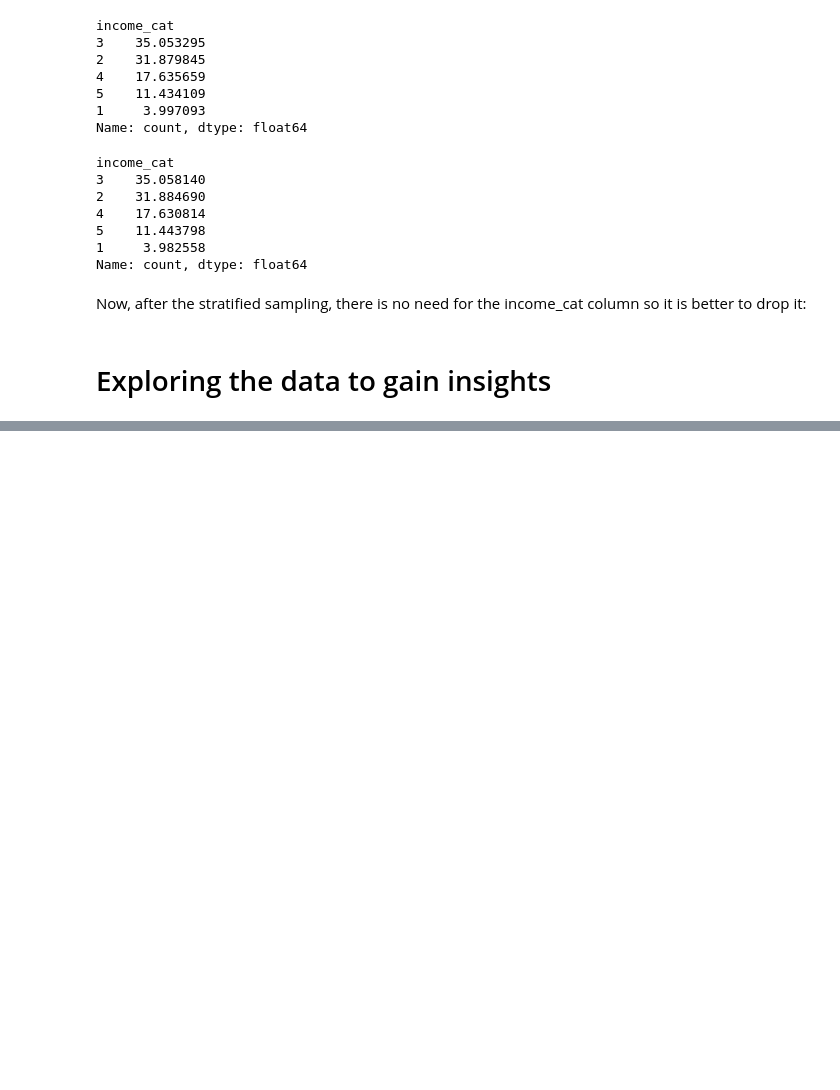
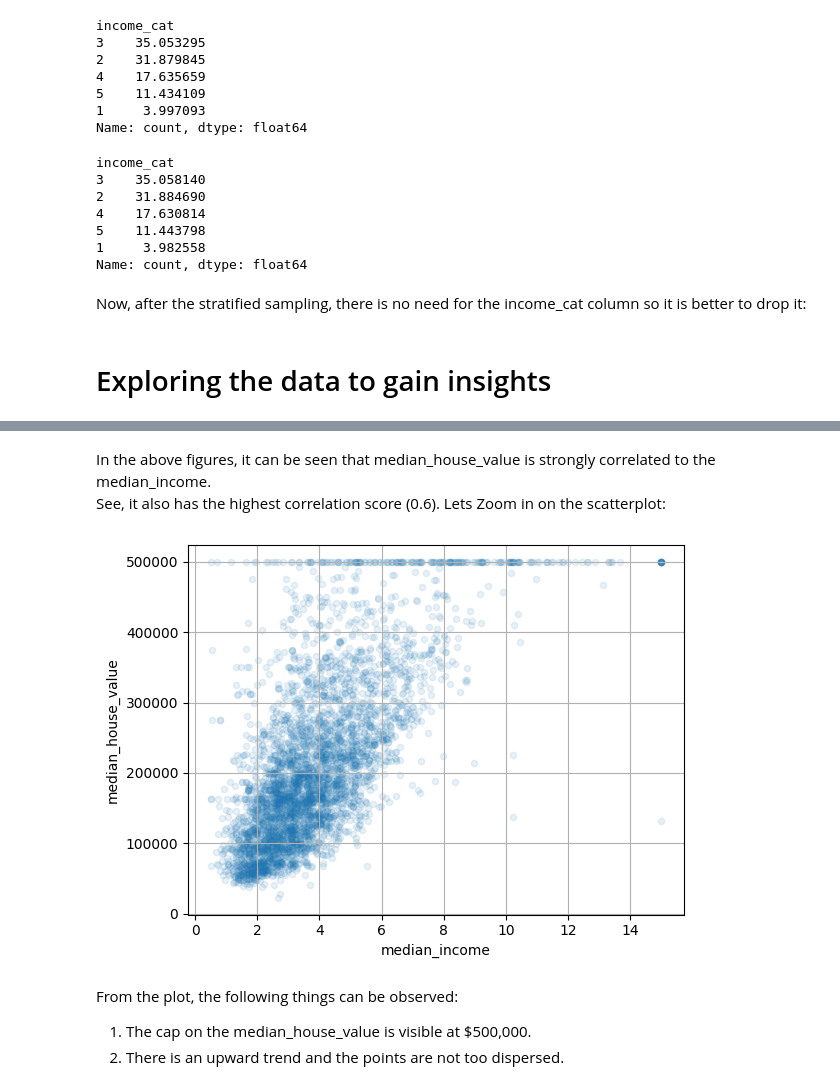
Before and after one commit to Rajinder75/housing_prices, a Jupyter notebook: main.ipynb, the cells around one changed output, grey strips where cells are left out. Cells and saved outputs as stored; diff of their text form; code cells hidden in the pictures; blank space fills up the shorter version.

```diff
--- a/main.ipynb
+++ b/main.ipynb
@@ -224,0 +280,14 @@ for set_ in (strat_train_set, strat_test_set):
+# %% [markdown]
+In the above figures, it can be seen that median_house_value is strongly correlated to the median_income. <br>
+See, it also has the highest correlation score (0.6).
+Lets Zoom in on the scatterplot:
+# %%
+housing.plot(kind="scatter", x="median_income", y="median_house_value",
+             alpha=0.1, grid=True)
+plt.show()
+# %% [output]
+[figure, added]
+# %% [markdown]
+From the plot, the following things can be observed:
+1. The cap on the median_house_value is visible at $500,000.
+2. There is an upward trend and the points are not too dispersed.
```
Also changed, not shown: parts of 15 cells of this notebook.
